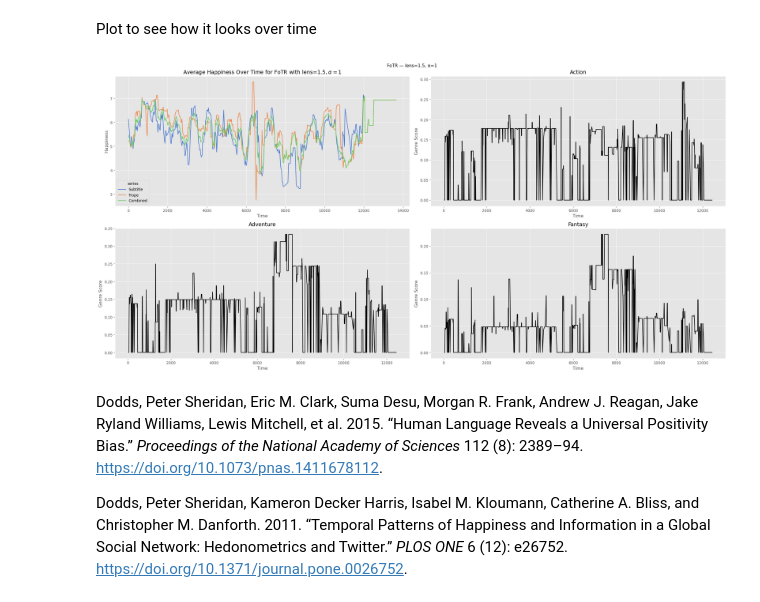
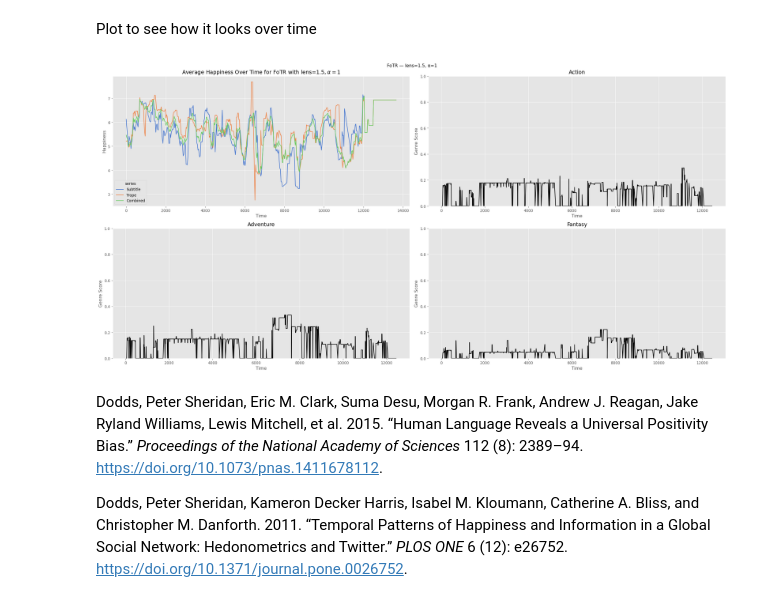
Before and after one commit to FWJK1/Trope-O-Grams, a Jupyter notebook: docs/Quarto/foTR.ipynb, the cells around one changed output. Saved outputs shown, nothing was run; the diff lists cells and outputs as text; code cells hidden in the pictures.

```diff
--- a/docs/Quarto/foTR.ipynb
+++ b/docs/Quarto/foTR.ipynb
@@ -276,8 +276,8 @@ def plot_hedonometer(subs, tropes, lens_size, alpha, movie, ax=None):
 # %% [markdown]
 A quick grid search:
 # %%
-# alphas = [0.5, 0.75, 1]
-# lens_sizes = [1, 1.5]
+alphas = [0.5, 0.75, 1]
+lens_sizes = [1, 1.5]
 
-# for alpha, lens_size in product(alphas, lens_sizes):
-#     plot_hedonometer(subtitle_df, trope_df, lens_size, alpha, movie_title)
+for alpha, lens_size in product(alphas, lens_sizes):
+    plot_hedonometer(subtitle_df, trope_df, lens_size, alpha, movie_title)
@@ -316,0 +326,32 @@ def combine_frames(subs: pd.DataFrame, tropes: pd.DataFrame):
+# %%
+def build_tf_idf_matrix(min_movies=5):
+    df = pd.read_csv("Data/2020_genre_counts_by_trope.csv")
+    genres = df.columns[2:29].tolist()
+    num_genres = len(genres)
+
+    # drop tropes too sparse to give reliable genre signal
+    df = df[df['Number_movies'] >= min_movies].copy()
+
+    df_tropes = df[genres]  # original counts, used for IDF
+
+    # smoothed IDF: log((1 + N) / (1 + df_t)) + 1
+    # prevents single-genre tropes from getting IDF = log(27) ~ 3.3 and dominating everything
+    df['idf'] = np.log((1 + num_genres) / (1 + (df_tropes > 0).sum(axis=1))) + 1
+
+    # TF: fraction of this trope's genre signal pointing at each genre
+    row_sums = df[genres].sum(axis=1)
+    df[genres] = df[genres].divide(row_sums.where(row_sums > 0, 1), axis=0)
+
+    # combine
+    df[genres] = df[genres].multiply(df['idf'], axis=0)
+    df.drop(columns=['idf'], inplace=True)
+    df.reset_index(drop=True, inplace=True)
+    df['Trope'] = df['Trope'].str.strip()
+    df = df[['Trope'] + genres]
+    df.dropna(how='all', inplace=True)
+    df.set_index("Trope", inplace=True)
+    df.to_csv("Data/Cleaned-tf_idf-matrix.csv")
+    return df
+
+tf_idf = build_tf_idf_matrix()
+tf_idf.head()
@@ -334,7 +377,6 @@ def build_genre_columns(combined, tf_idf):
 Lets check and see that this looks reasonable:
 # %%
 combined = combine_frames(subtitle_df, trope_df)
-tf_idf = pd.read_csv("Data/Cleaned-tf_idf-matrix.csv").set_index("Trope")
 combined = build_genre_columns(combined , tf_idf)
 combined.head(20)
 # %% [output]
@@ -344,33 +386,34 @@ Plot to see how it looks over time
 # %%
 def plot_all(subs, tropes, lens_size, alpha, movie, top_genres, tf_idf):
     fig, axes = plt.subplots(2, 2, figsize=(IMG_WIDTH * 2, IMG_WIDTH))
     fig.suptitle(f"{movie} — lens={lens_size}, α={alpha}")
 
     plot_hedonometer(subs, tropes, lens_size, alpha, movie, ax=axes[0, 0])
     combined = combine_frames(subs, tropes)
     genre_df = build_genre_columns(combined, tf_idf)
 
     for ax, genre in zip(axes.flat[1:], top_genres):
         sns.lineplot(data=genre_df, x="start", y=genre, ax=ax, color="black")
         ax.set_title(genre)
         ax.set_xlabel("Time")
         ax.set_ylabel("Genre Score")
+        ax.set_ylim(0, 1)
 
     plt.tight_layout()
     plt.show()
 
 
 plot_all(
     subtitle_df,
     trope_df,
     lens_size=1.5,
     alpha=1,
     movie=movie_title,
     top_genres=top_genres,
     tf_idf=tf_idf,
 )
 # %% [output]
-[figure, old version]
+[figure, new version]
 # %% [markdown]
 Dodds, Peter Sheridan, Eric M. Clark, Suma Desu, Morgan R. Frank, Andrew J. Reagan, Jake Ryland Williams, Lewis Mitchell, et al. 2015. “Human Language Reveals a Universal Positivity Bias.” *Proceedings of the National Academy of Sciences* 112 (8): 2389–94. <https://doi.org/10.1073/pnas.1411678112>.
 
```
Also changed, not shown: parts of 4 cells of this notebook, 34 other files.
